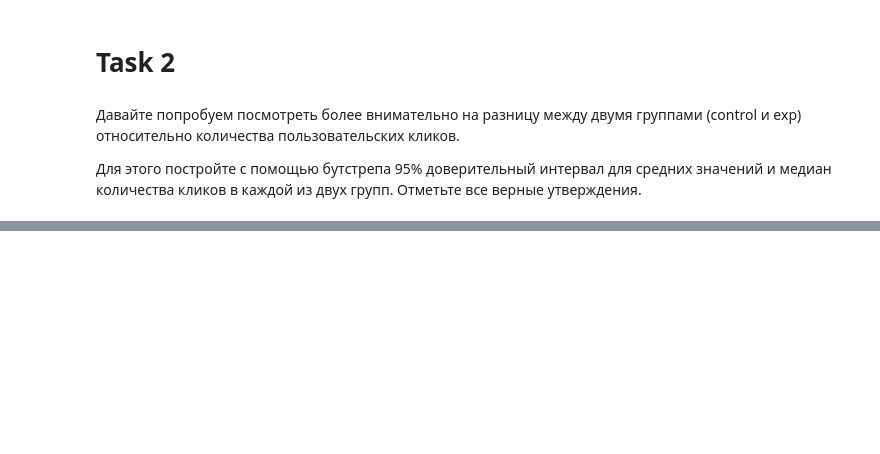
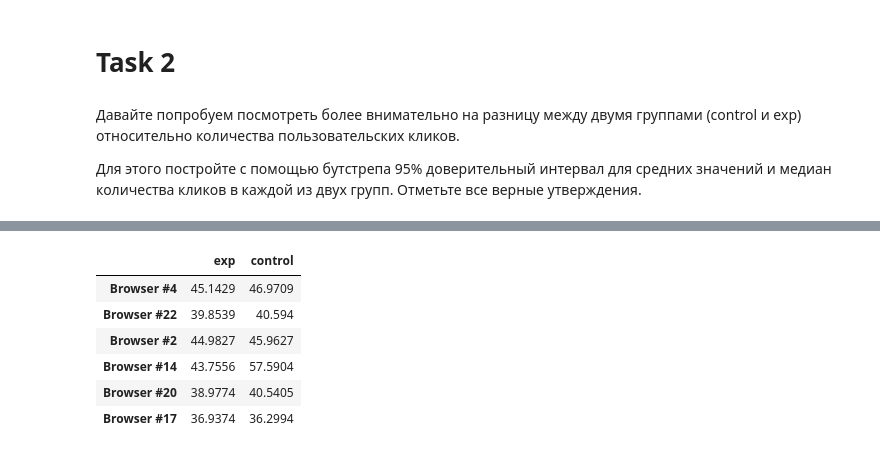
Before and after one commit to MiniGN/Coursera-machine-learning, a Jupyter notebook: course4/week4/Task3.ipynb, the cells around one changed output, grey strips where cells are left out. Cells and saved outputs as stored; diff of their text form; code cells hidden in the pictures; blank space fills up the shorter version.

```diff
--- a/course4/week4/Task3.ipynb
+++ b/course4/week4/Task3.ipynb
@@ -57,0 +131,5 @@ ilec_median_scores = list(map(np.median, get_bootstrap_samples(exp_clics, 1000))
+# %%
+exp_clics=data[data['slot']=='exp'][['userID','n_clicks']]
+exp_clics=exp_clics.groupby(by='userID').sum().as_matrix()
+control_clics=data[data['slot']=='control'][['userID','n_clicks']]
+control_clics=control_clics.groupby(by='userID').sum().as_matrix()
@@ -57,0 +152,12 @@ ilec_median_scores = list(map(np.median, get_bootstrap_samples(exp_clics, 1000))
+# %%
+p=list()
+for browser in data.browser.value_counts().index:
+    exp_clics=data[(data['slot']=='exp')&(data.browser==browser)]['n_clicks'].as_matrix()
+    control_clics=data[(data['slot']=='control')&(data.browser==browser)]['n_clicks'].as_matrix()
+    print ("%s exp_clics %d control_clics %d"%(browser, len(exp_clics),len(control_clics)))
+    s=stats.mannwhitneyu(exp_clics, control_clics)
+    print ("  p-value=",s[1])
+    p.append(s[1])
+reject,p_corrected,a1,a2=multipletests(p,alpha=0.05,method='holm')
+# Выводим ответ
+print ((reject==False).sum())
@@ -57,0 +187,19 @@ ilec_median_scores = list(map(np.median, get_bootstrap_samples(exp_clics, 1000))
+# %%
+def get_nonclk_rate(data):
+    return data.n_nonclk_queries.sum()/data.n_queries.sum()*100
+
+res=pd.DataFrame(columns=['exp','control'])
+for browser in data.browser.value_counts().index:
+    exp_data=data[(data['slot']=='exp')&(data.browser==browser)]
+    control_clics=data[(data['slot']=='control')&(data.browser==browser)]
+    res.loc[browser,'exp']=get_nonclk_rate(exp_data)
+    res.loc[browser,'control']=get_nonclk_rate(control_clics)
+res
+# %% [output]
+|  | exp | control |
+| Browser #4 | 45.1429 | 46.9709 |
+| Browser #22 | 39.8539 | 40.594 |
+| Browser #2 | 44.9827 | 45.9627 |
+| Browser #14 | 43.7556 | 57.5904 |
+| Browser #20 | 38.9774 | 40.5405 |
+| Browser #17 | 36.9374 | 36.2994 |
```
Also changed, not shown: parts of 26 cells of this notebook, 6 other files.
